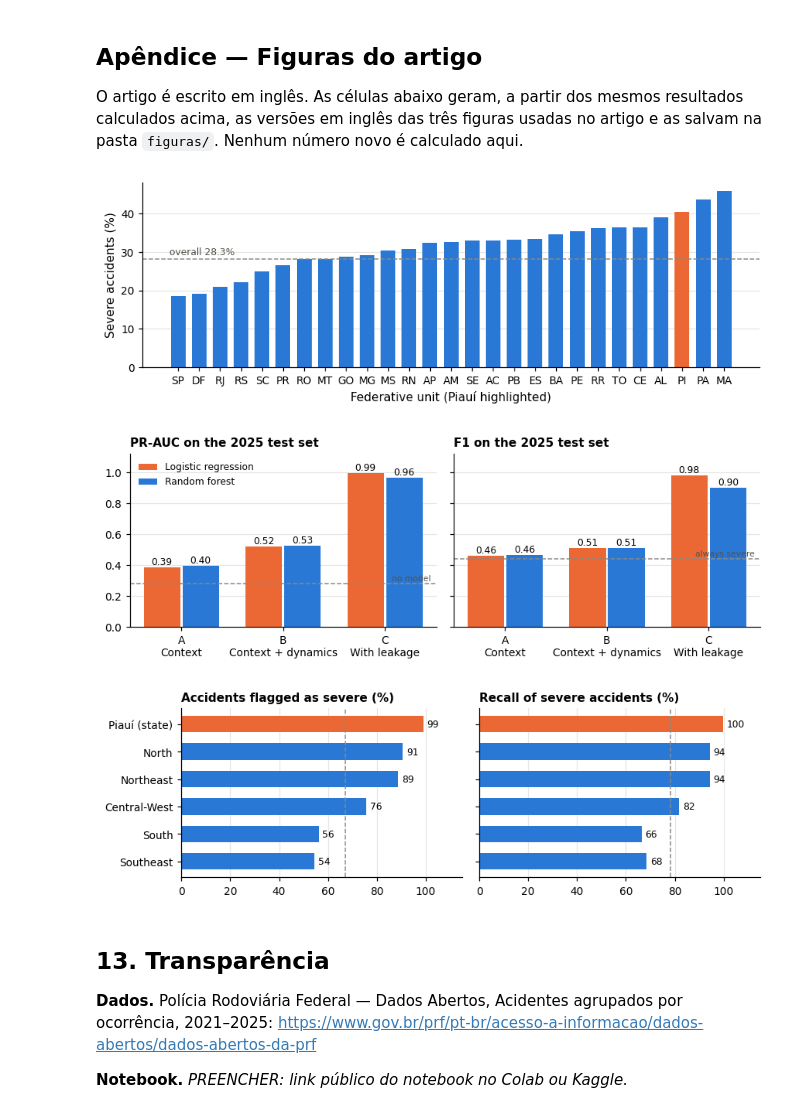
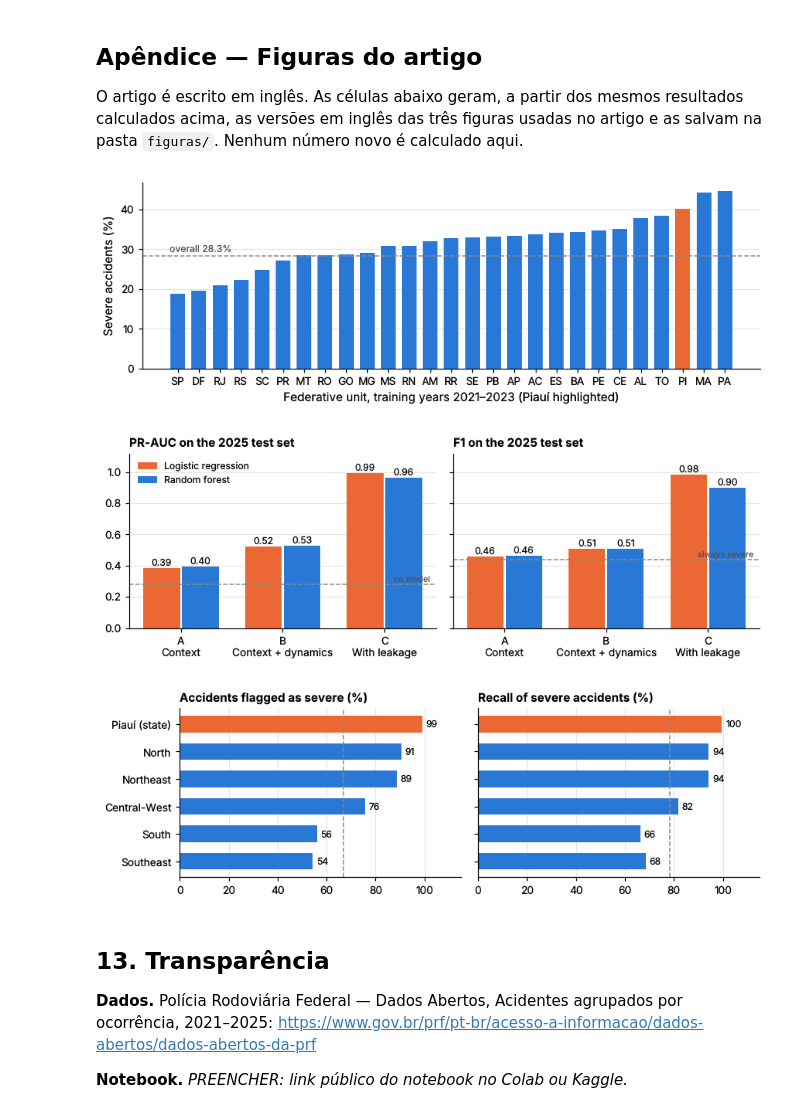
Before and after one commit to JoaoPedroLuz12/AcidentesPRF, a Jupyter notebook: notebook/acidentes_prf_gravidade.ipynb, the cells around one changed output. Cells and saved outputs as stored; diff of their text form; code cells hidden in the pictures.

```diff
--- a/notebook/acidentes_prf_gravidade.ipynb
+++ b/notebook/acidentes_prf_gravidade.ipynb
@@ -355,12 +378,13 @@ por_ano
 ### 5.2 Em que horários os acidentes são mais graves?
 # %%
 dados["hora_cheia"] = dados["hora"].astype(int)
-por_hora = dados.groupby("hora_cheia")["grave"].agg(acidentes="size", proporcao="mean")
-media_geral = dados["grave"].mean() * 100
+exploracao = dados[dados["ano"] <= 2023]          # apenas os anos de treino
+por_hora = exploracao.groupby("hora_cheia")["grave"].agg(acidentes="size", proporcao="mean")
+media_geral = exploracao["grave"].mean() * 100
 
 fig, (ax1, ax2) = plt.subplots(2, 1, figsize=(10, 5), sharex=True, gridspec_kw={"height_ratios": [1, 1.3]})
 ax1.bar(por_hora.index, por_hora["acidentes"], color="#b7d3f6", width=0.8)
-ax1.set_title("Número de acidentes por hora do dia (2021–2025)")
+ax1.set_title("Número de acidentes por hora do dia (2021–2023)")
 ax1.set_ylabel("Acidentes")
 ax2.plot(por_hora.index, por_hora["proporcao"] * 100, color=AZUL, marker="o", linewidth=2, markersize=4)
 ax2.axhline(media_geral, color=CINZA, linestyle="--", linewidth=1)
@@ -380,7 +404,7 @@ plt.show()
 ### 5.3 Quais condições da via e do ambiente se associam à gravidade?
 # %%
 def taxa_por_categoria(coluna, minimo=300):
-    t = dados.groupby(coluna)["grave"].agg(acidentes="size", proporcao="mean")
+    t = exploracao.groupby(coluna)["grave"].agg(acidentes="size", proporcao="mean")
     return t[t["acidentes"] >= minimo].sort_values("proporcao")
 
 
@@ -398,7 +422,7 @@ for ax, (coluna, titulo) in zip(eixos.ravel(), paineis):
     ax.set_title(titulo)
     ax.set_xlabel("Acidentes graves (%)")
     ax.grid(axis="y", visible=False)
-fig.suptitle("Proporção de acidentes graves por condição — linha tracejada = média geral", x=0.01, ha="left", fontsize=11)
+fig.suptitle("Proporção de acidentes graves por condição (2021–2023) — linha tracejada = média geral", x=0.01, ha="left", fontsize=11)
 plt.tight_layout()
 plt.show()
 # %% [output]
@@ -415,20 +439,20 @@ Todas as diferenças são moderadas. Nenhum atributo de contexto, isoladamente,
 # %% [markdown]
 ### 5.4 A gravidade varia entre os estados?
 # %%
-por_uf = dados.groupby("uf")["grave"].agg(acidentes="size", proporcao="mean").sort_values("proporcao")
+por_uf = exploracao.groupby("uf")["grave"].agg(acidentes="size", proporcao="mean").sort_values("proporcao")
 cores = [LARANJA if uf == "PI" else AZUL for uf in por_uf.index]
 
 fig, ax = plt.subplots(figsize=(10, 3.8))
 ax.bar(por_uf.index, por_uf["proporcao"] * 100, color=cores, width=0.7)
 ax.axhline(media_geral, color=CINZA, linestyle="--", linewidth=1)
 ax.text(-0.4, media_geral + 0.8, f"média geral {media_geral:.1f}%", fontsize=9, color="#52514e")
-ax.set_title("Proporção de acidentes graves por UF (2021–2025) — Piauí em destaque")
+ax.set_title("Proporção de acidentes graves por UF (2021–2023) — Piauí em destaque")
 ax.set_ylabel("Acidentes graves (%)")
 ax.set_xlabel("Unidade da Federação")
 ax.grid(axis="x", visible=False)
 plt.tight_layout()
 plt.show()
 
-por_regiao = dados.groupby("regiao")["grave"].agg(acidentes="size", proporcao="mean").sort_values("proporcao")
+por_regiao = exploracao.groupby("regiao")["grave"].agg(acidentes="size", proporcao="mean").sort_values("proporcao")
 por_regiao
 # %% [output]
@@ -456,7 +480,7 @@ ax.axvline(media_geral, color=CINZA, linestyle="--", linewidth=1)
 for y, (p, n) in enumerate(zip(t["proporcao"], t["acidentes"])):
     ax.text(p * 100 + 0.6, y, f"{p*100:.1f}%  (n={n:,})".replace(",", "."), va="center", fontsize=8, color="#52514e")
 ax.set_xlim(0, 75)
-ax.set_title("Proporção de acidentes graves por tipo de acidente")
+ax.set_title("Proporção de acidentes graves por tipo de acidente (2021–2023)")
 ax.set_xlabel("Acidentes graves (%)")
 ax.grid(axis="y", visible=False)
 plt.tight_layout()
@@ -1103,7 +1129,7 @@ ax.bar(por_uf.index, por_uf["proporcao"] * 100, color=[LARANJA if uf == "PI" els
 ax.axhline(media_geral, color=CINZA, linestyle="--", linewidth=1)
 ax.text(-0.4, media_geral + 1.0, f"overall {media_geral:.1f}%", fontsize=8, color="#52514e")
 ax.set_ylabel("Severe accidents (%)")
-ax.set_xlabel("Federative unit (Piauí highlighted)")
+ax.set_xlabel("Federative unit, training years 2021–2023 (Piauí highlighted)")
 ax.grid(axis="x", visible=False)
 plt.tight_layout()
 fig.savefig(PASTA_FIGURAS / "fig_uf.pdf")
@@ -1121,36 +1147,36 @@ for ax, metrica in zip(eixos, ["PR-AUC", "F1"]):
             ax.text(xi, v + 0.015, f"{v:.2f}", ha="center", fontsize=8)
     referencia = y_teste.mean() if metrica == "PR-AUC" else tabela_a.loc["Sempre grave", "F1"]
     ax.axhline(referencia, color=CINZA, linestyle="--", linewidth=1)
     ax.text(2.45, referencia + 0.015, "no model" if metrica == "PR-AUC" else "always severe", ha="right", fontsize=7, color="#52514e")
     ax.set_xticks(x, nomes_en)
     ax.set_ylim(0, 1.12)
     ax.set_title(f"{metrica} on the 2025 test set", fontsize=10)
     ax.grid(axis="x", visible=False)
 eixos[0].legend(loc="upper left", fontsize=8)
 plt.tight_layout()
 fig.savefig(PASTA_FIGURAS / "fig_feature_sets.pdf")
 plt.show()
 
 # Figura 3 — revocação e fração de alertas por região
 regioes_en = {"Norte": "North", "Nordeste": "Northeast", "Centro-Oeste": "Central-West", "Sudeste": "Southeast", "Sul": "South", "Piauí": "Piauí (state)"}
 ordem_en = por_grupo.drop(index="Brasil").sort_values("alertas (%)")
 fig, eixos = plt.subplots(1, 2, figsize=(8, 2.7), sharey=True)
 for ax, (coluna, titulo, escala) in zip(eixos, [("alertas (%)", "Accidents flagged as severe (%)", 1), ("Revocação", "Recall of severe accidents (%)", 100)]):
     valores = ordem_en[coluna] * escala
     ax.barh([regioes_en[i] for i in ordem_en.index], valores, color=[LARANJA if i == "Piauí" else AZUL for i in ordem_en.index], height=0.6)
     ax.axvline(por_grupo.loc["Brasil", coluna] * escala, color=CINZA, linestyle="--", linewidth=1)
     for y, v in enumerate(valores):
         ax.text(v + 1.5, y, f"{v:.0f}", va="center", fontsize=8)
     ax.set_xlim(0, 115)
     ax.set_title(titulo, fontsize=10)
     ax.grid(axis="y", visible=False)
 plt.tight_layout()
 fig.savefig(PASTA_FIGURAS / "fig_regions.pdf")
 plt.show()
 # %% [output]
-[figure, old version]
+[figure, new version]
-[figure, old version]
+[figure, new version]
-[figure, old version]
+[figure, new version]
 # %% [markdown]
 ## 13. Transparência
 
```
Also changed, not shown: parts of 29 cells of this notebook, 5 other files.
